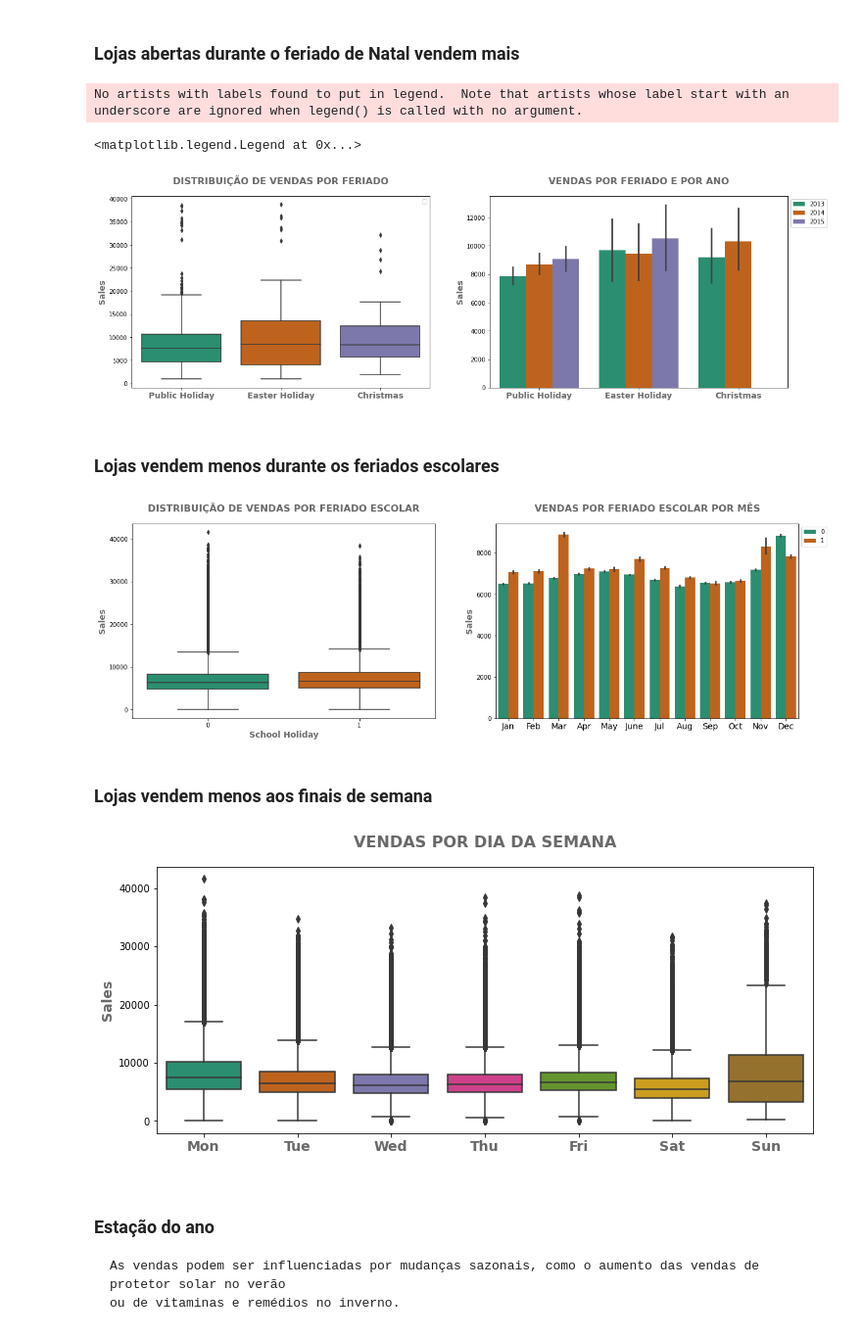
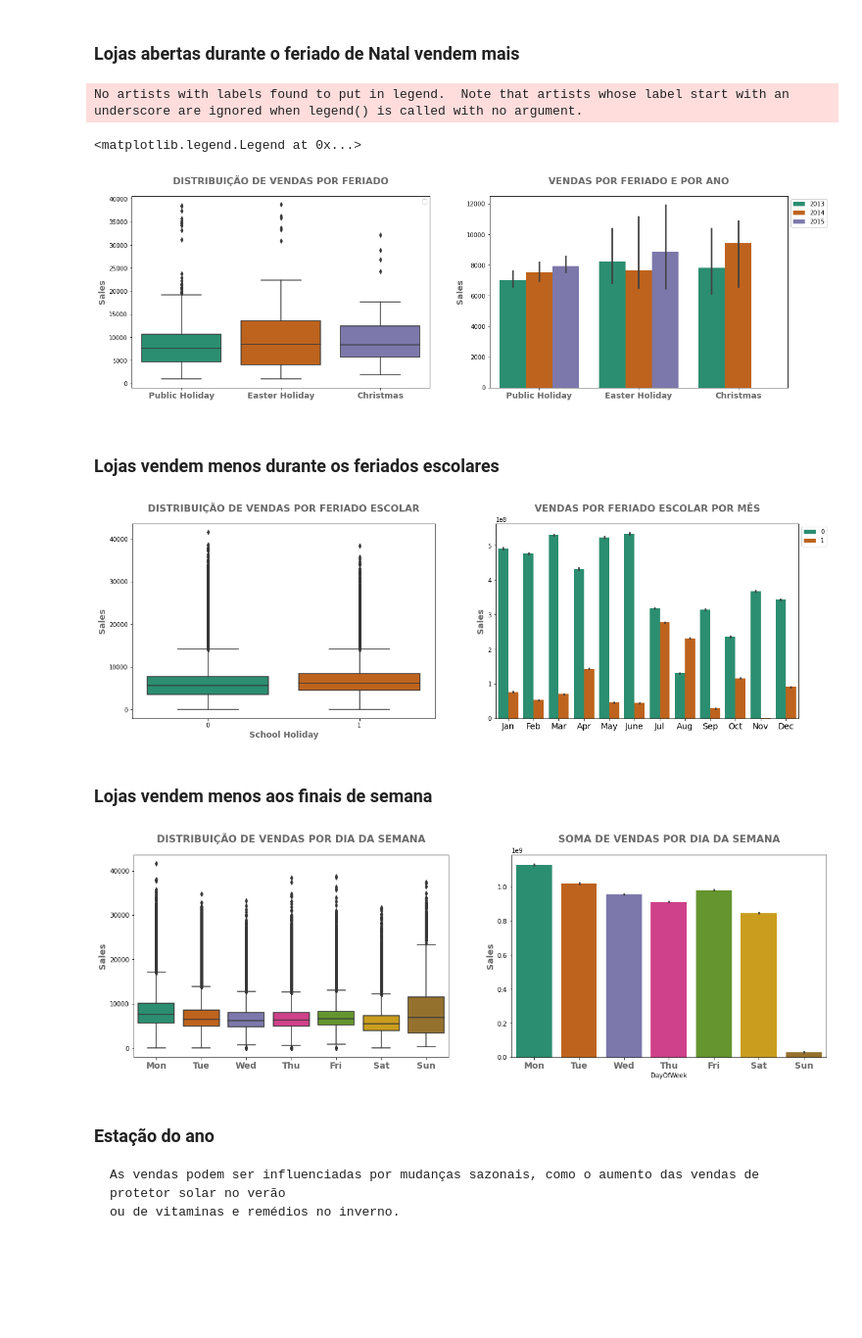
Before and after one commit to LidAlmeida/rossmann_prediction, a Jupyter notebook: notebooks/0.1-exploratory-data-analysis-rossmann.ipynb, the cells around one changed output. Shown at 98% size. Drawn from its saved outputs; the diff is of its cells as text; code cells hidden in the pictures; blank space fills up the shorter version.

```diff
--- a/notebooks/0.1-exploratory-data-analysis-rossmann.ipynb
+++ b/notebooks/0.1-exploratory-data-analysis-rossmann.ipynb
@@ -774,7 +832,7 @@ ax0.set_ylabel('Sales', fontsize=14, color='dimgrey', fontweight='bold')
 
 # Gráfico de barras
 sns.barplot(x='StateHoliday', y='Sales', hue='Year',
-            palette='Dark2', data=holidays, ax=ax1)
+            palette='Dark2', estimator=np.median, data=holidays, ax=ax1)
 ax1.set_title('VENDAS POR FERIADO E POR ANO', pad=20,
               fontsize=16, color='dimgrey', fontweight='bold')
 ax1.set_xticklabels(
@@ -785,7 +843,7 @@ ax1.legend(bbox_to_anchor=(1, 1), loc=2)
 # %% [output]
 No artists with labels found to put in legend.  Note that artists whose label start with an underscore are ignored when legend() is called with no argument.
 <matplotlib.legend.Legend at 0x...>
-[figure, old version]
+[figure, new version]
 # %% [markdown]
 ### Lojas vendem menos durante os feriados escolares
 # %%
@@ -793,7 +851,7 @@ fig, (ax0, ax1) = plt.subplots(nrows=1, ncols=2,
                                figsize=(20, 6))
 
 # Boxplot
-sns.boxplot(x='SchoolHoliday', y='Sales', data=df2,
+sns.boxplot(x='SchoolHoliday', y='Sales', data=df1,
             palette='Dark2', ax=ax0)
 ax0.set_xlabel('School Holiday', fontsize=14,
                color='dimgrey', fontweight='bold')
@@ -802,7 +860,7 @@ ax0.set_title('DISTRIBUIÇÃO DE VENDAS POR FERIADO ESCOLAR', pad=20,
               fontsize=16, color='dimgrey', fontweight='bold')
 # Barplot
 sns.barplot(x='Month', y='Sales', hue='SchoolHoliday',
-            palette='Dark2', data=df2, ax=ax1)
+            palette='Dark2', estimator=sum, data=df1, ax=ax1)
 ax1.set_xticklabels(
     ['Jan', 'Feb', 'Mar', 'Apr', 'May', 'June', 'Jul', 'Aug', 'Sep', 'Oct', 'Nov', 'Dec'], fontsize=14)
 ax1.set_xlabel(' ')
@@ -811,20 +869,31 @@ ax1.set_title('VENDAS POR FERIADO ESCOLAR POR MÊS', pad=20,
               fontsize=16, color='dimgrey', fontweight='bold')
 ax1.legend(bbox_to_anchor=(1, 1), loc=2);
 # %% [output]
-[figure, old version]
+[figure, new version]
 # %% [markdown]
 ### Lojas vendem menos aos finais de semana
 # %%
+fig, (ax0, ax1) = plt.subplots(nrows=1, ncols=2,
+                               figsize=(20, 6))
 # Barplot
-day_week = sns.boxplot(x='DayOfWeek', y='Sales', palette='Dark2', data=df2)
-day_week.set_xticklabels(
+sns.boxplot(x='DayOfWeek', y='Sales', palette='Dark2', data=df2, ax=ax0)
+ax0.set_xticklabels(
     ['Mon', 'Tue', 'Wed', 'Thu', 'Fri', 'Sat', 'Sun'], fontsize=14, color='dimgrey', fontweight='bold')
-day_week.set_xlabel(' ')
-day_week.set_ylabel('Sales', fontsize=14, color='dimgrey', fontweight='bold')
-day_week.set_title('VENDAS POR DIA DA SEMANA', pad=20,
-                   fontsize=16, color='dimgrey', fontweight='bold');
+ax0.set_xlabel(' ')
+ax0.set_ylabel('Sales', fontsize=14, color='dimgrey', fontweight='bold')
+ax0.set_title('DISTRIBUIÇÃO DE VENDAS POR DIA DA SEMANA', pad=20,
+              fontsize=16, color='dimgrey', fontweight='bold')
+
+sns.barplot(x='DayOfWeek', y='Sales', palette='Dark2',
+            data=df2, estimator=sum, ax=ax1)
+ax1.set_xticklabels(
+    ['Mon', 'Tue', 'Wed', 'Thu', 'Fri', 'Sat', 'Sun'], fontsize=14, color='dimgrey', fontweight='bold')
+ax1.set_xlabel(' ')
+ax1.set_ylabel('Sales', fontsize=14, color='dimgrey', fontweight='bold')
+ax1.set_title('SOMA DE VENDAS POR DIA DA SEMANA', pad=20,
+              fontsize=16, color='dimgrey', fontweight='bold');
 # %% [output]
-[figure, old version]
+[figure, new version]
 # %% [markdown]
 ###  Estação do ano
     As vendas podem ser influenciadas por mudanças sazonais, como o aumento das vendas de protetor solar no verão
```
Also changed, not shown: parts of 59 cells of this notebook, 1 other file.
